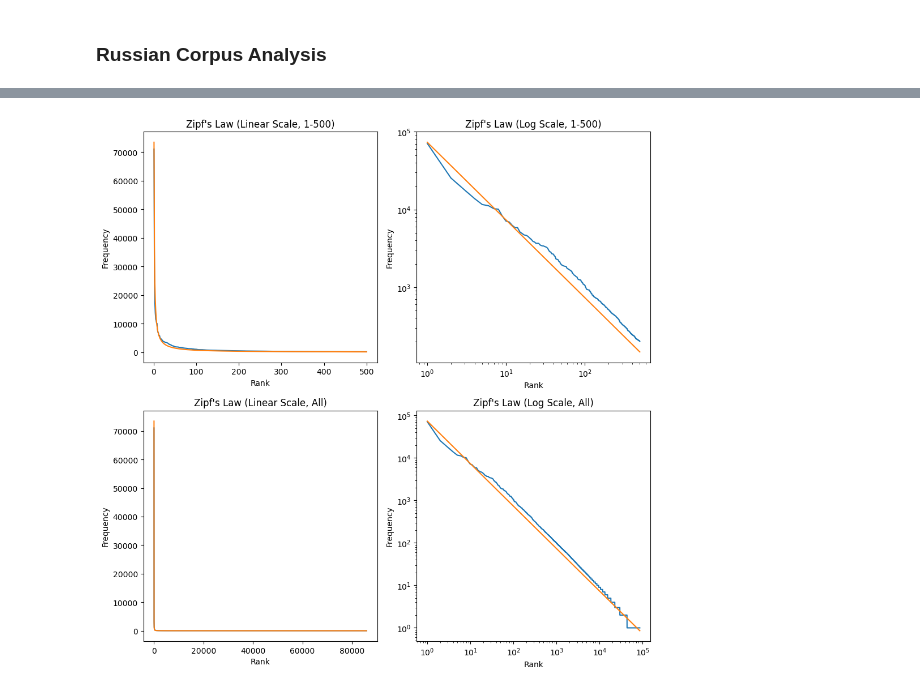
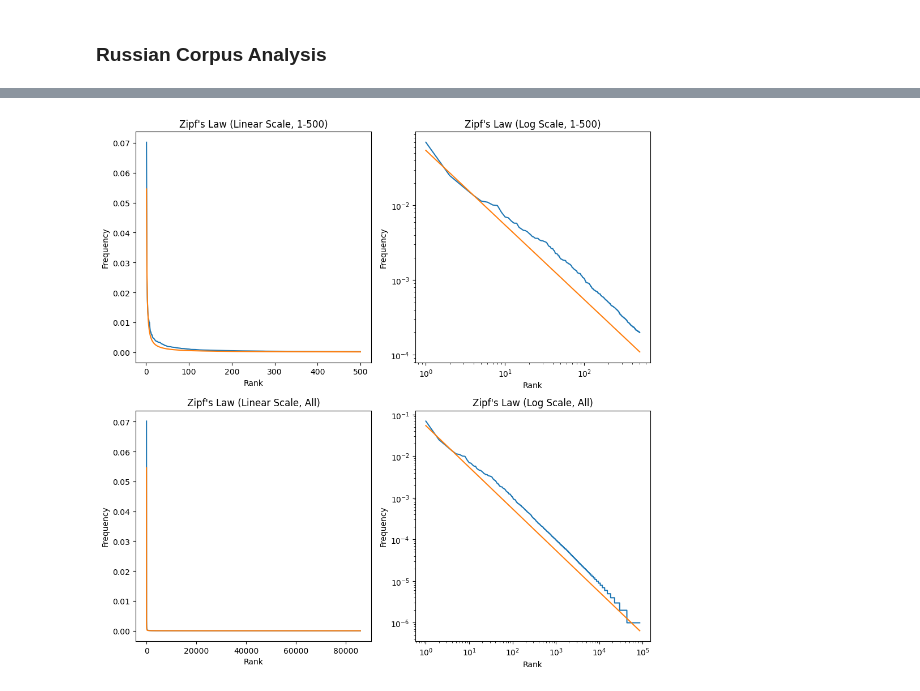
Before and after one commit to tayadj/Data-Science, a Jupyter notebook: Empirical Linguistic Laws Analysis/main.ipynb, the cells around one changed output, grey strips where cells are left out. Saved outputs shown, nothing was run; the diff lists cells and outputs as text; code cells hidden in the pictures.

```diff
--- a/Empirical Linguistic Laws Analysis/main.ipynb
+++ b/Empirical Linguistic Laws Analysis/main.ipynb
@@ -113,7 +113,7 @@ plt.show()
 ### Russian Corpus Analysis
 # %%
 rank = np.array(range(1, len(russian)+1))
-frequency = np.array(russian['Frequency'])
+frequency = np.array(russian['Frequency'])/np.array(english['Frequency']).sum()
 
 zipf_const = np.array([rank[i] * frequency[i] for i in range (0, len(russian))]).mean()
 print("Zipf's Constant:", zipf_const)
@@ -128,33 +128,33 @@ Error statistics: 0.09731362928799701
 # %%
 fig, ((ax1, ax2), (ax3, ax4)) = plt.subplots(2, 2, figsize=(10, 10))
 
 rank = np.array(range(1, 501))
-frequency = np.array(russian['Frequency'][:500])
+frequency = np.array(russian['Frequency'][:500])/np.array(russian['Frequency']).sum()
 ax1.plot(rank, frequency)
 ax1.plot(rank, [zipf_const/rank[i] for i in range (0,500)])
 ax1.set_xlabel("Rank")
 ax1.set_ylabel("Frequency")
 ax1.set_title("Zipf's Law (Linear Scale, 1-500)")
 ax2.loglog(rank, frequency)
 ax2.loglog(rank, [zipf_const/rank[i] for i in range (0,500)])
 ax2.set_xlabel("Rank")
 ax2.set_ylabel("Frequency")
 ax2.set_title("Zipf's Law (Log Scale, 1-500)")
 
 rank = np.array(range(1, len(russian)+1))
-frequency = np.array(russian['Frequency'])
+frequency = np.array(russian['Frequency'])/np.array(russian['Frequency']).sum()
 ax3.plot(rank, frequency)
 ax3.plot(rank, [zipf_const/rank[i] for i in range (0,len(russian))])
 ax3.set_xlabel("Rank")
 ax3.set_ylabel("Frequency")
 ax3.set_title("Zipf's Law (Linear Scale, All)")
 ax4.loglog(rank, frequency)
 ax4.loglog(rank, [zipf_const/rank[i] for i in range (0,len(russian))])
 ax4.set_xlabel("Rank")
 ax4.set_ylabel("Frequency")
 ax4.set_title("Zipf's Law (Log Scale, All)")
 
 plt.tight_layout()
 plt.show()
 # %% [output]
-[figure, old version]
+[figure, new version]
```
Also changed, not shown: parts of 5 cells of this notebook.
